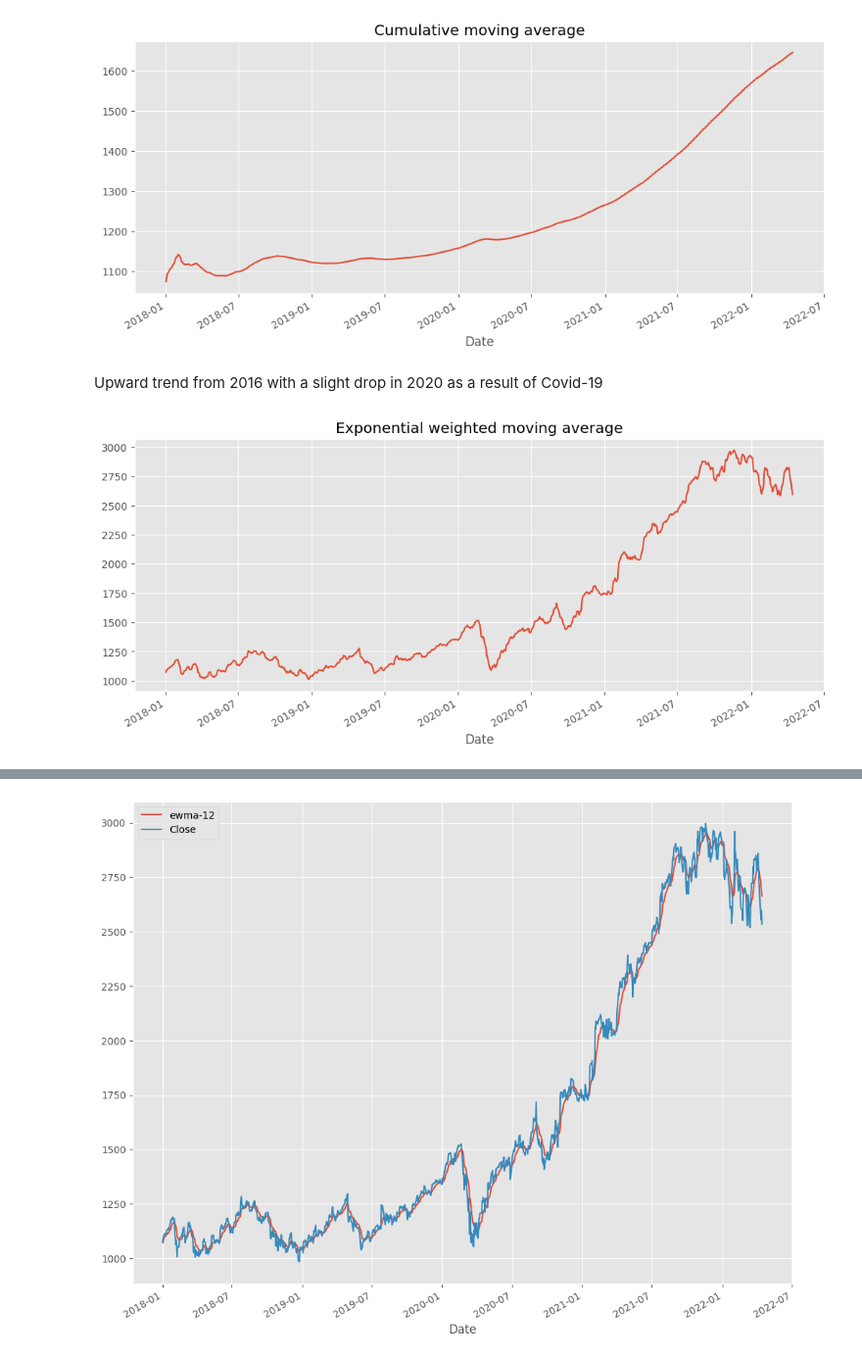
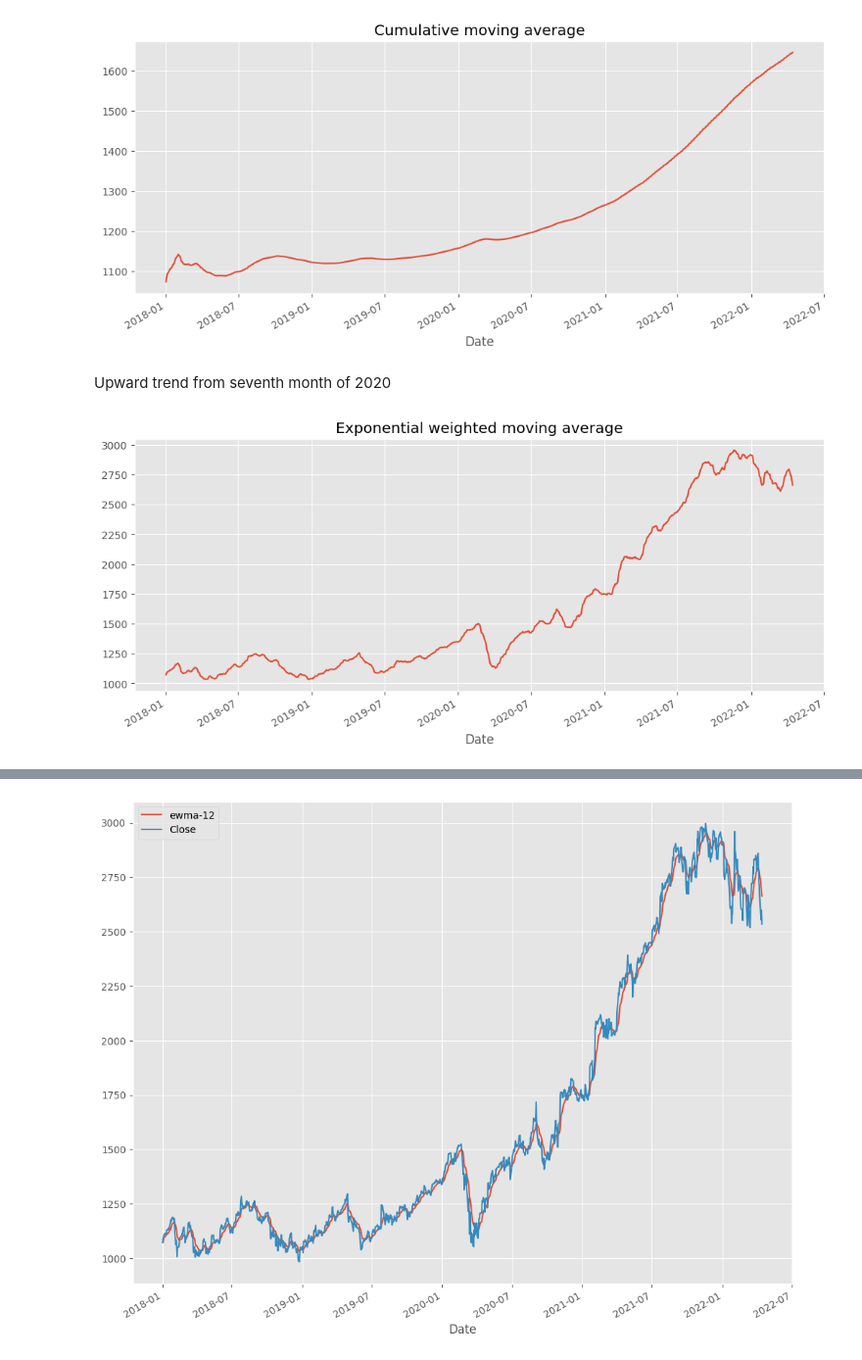
Before and after one commit to 01DaisyLynn/Time-Series-Project, a Jupyter notebook: Team_Miyagi_Google_Stock_Price_Prediction.ipynb, the cells around one changed output, grey strips where cells are left out. Shown at 98% size. Cells and saved outputs as stored; diff of their text form; code cells hidden in the pictures.

```diff
--- a/Team_Miyagi_Google_Stock_Price_Prediction.ipynb
+++ b/Team_Miyagi_Google_Stock_Price_Prediction.ipynb
@@ -538,14 +544,14 @@ plt.title('Cumulative moving average')
 plt.show()
 # %% [output]
 [figure]
-# %% [markdown]
-Upward trend from 2016 with a slight drop in 2020 as a result of Covid-19
+# %% [markdown]
+Upward trend from seventh month of 2020
 # %%
 #Exponential weighted moving average
 #We provide weights to the recent data
 #To prevent lags
-data['Close'].ewm(span=5).mean().plot(figsize=(12,5))
+data['Close'].ewm(span=12).mean().plot(figsize=(12,5))
 plt.title('Exponential weighted moving average')
 plt.show()
 # %% [output]
-[figure, old version]
+[figure, new version]
```
Also changed, not shown: parts of 71 cells of this notebook.
